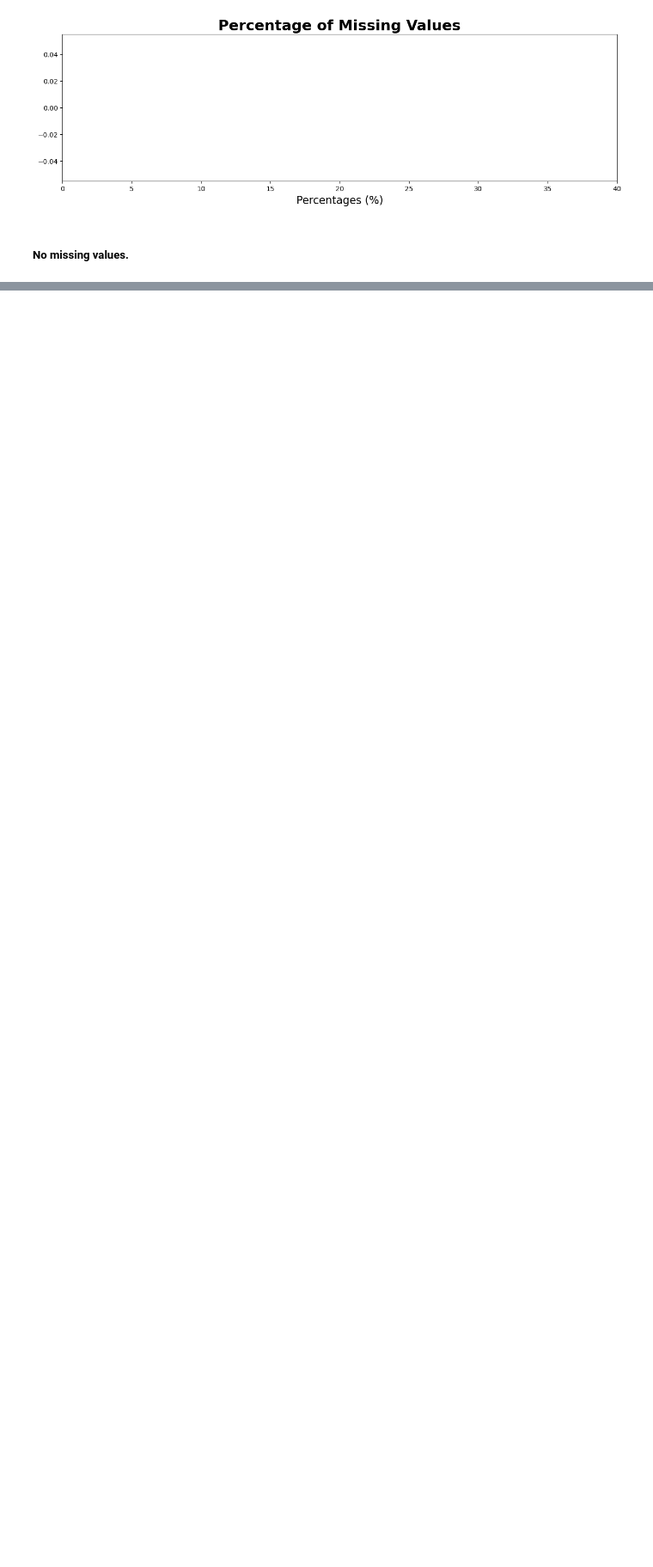
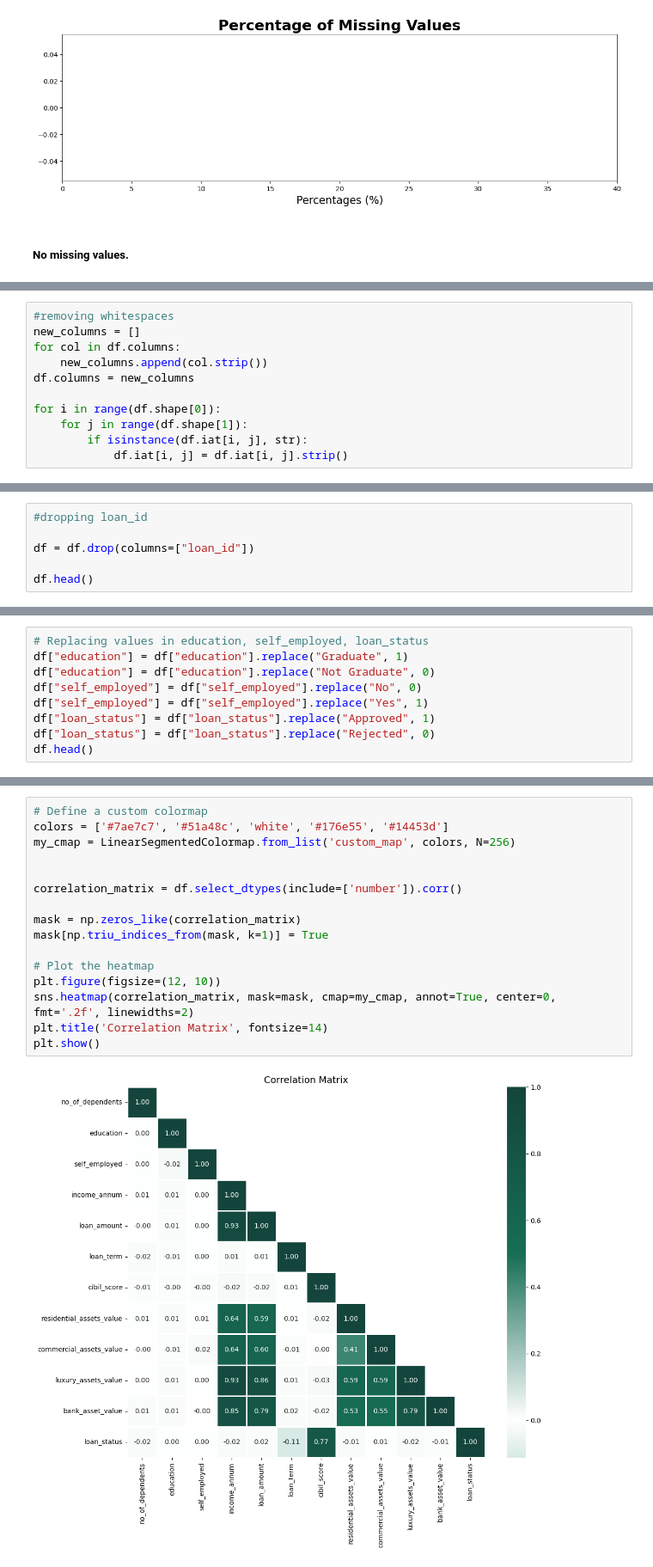
Before and after one commit to daxamengineer/loan_prediction, a Jupyter notebook: Loan_EDA.ipynb, the cells around one changed output, grey strips where cells are left out. Shown at 86% size. Saved outputs shown, nothing was run; the diff lists cells and outputs as text; blank space fills up the shorter version.

Commit message:
correlation analysis

```diff
--- a/Loan_EDA.ipynb
+++ b/Loan_EDA.ipynb
@@ -75,0 +90,11 @@ plt.show()
+# %%
+#removing whitespaces
+new_columns = []
+for col in df.columns:
+    new_columns.append(col.strip())
+df.columns = new_columns
+
+for i in range(df.shape[0]):
+    for j in range(df.shape[1]):
+        if isinstance(df.iat[i, j], str):
+            df.iat[i, j] = df.iat[i, j].strip()
@@ -75,0 +103,6 @@ plt.show()
+# %%
+#dropping loan_id
+
+df = df.drop(columns=["loan_id"])
+
+df.head()
@@ -75,0 +124,9 @@ plt.show()
+# %%
+# Replacing values in education, self_employed, loan_status
+df["education"] = df["education"].replace("Graduate", 1)
+df["education"] = df["education"].replace("Not Graduate", 0)
+df["self_employed"] = df["self_employed"].replace("No", 0)
+df["self_employed"] = df["self_employed"].replace("Yes", 1)
+df["loan_status"] = df["loan_status"].replace("Approved", 1)
+df["loan_status"] = df["loan_status"].replace("Rejected", 0)
+df.head()
@@ -75,0 +142,18 @@ plt.show()
+# %%
+# Define a custom colormap
+colors = ['#7ae7c7', '#51a48c', 'white', '#176e55', '#14453d']
+my_cmap = LinearSegmentedColormap.from_list('custom_map', colors, N=256)
+
+
+correlation_matrix = df.select_dtypes(include=['number']).corr()
+
+mask = np.zeros_like(correlation_matrix)
+mask[np.triu_indices_from(mask, k=1)] = True
+
+# Plot the heatmap
+plt.figure(figsize=(12, 10))
+sns.heatmap(correlation_matrix, mask=mask, cmap=my_cmap, annot=True, center=0, fmt='.2f', linewidths=2)
+plt.title('Correlation Matrix', fontsize=14)
+plt.show()
+# %% [output]
+[figure, added]
```
Also changed, not shown: parts of 8 cells of this notebook.
